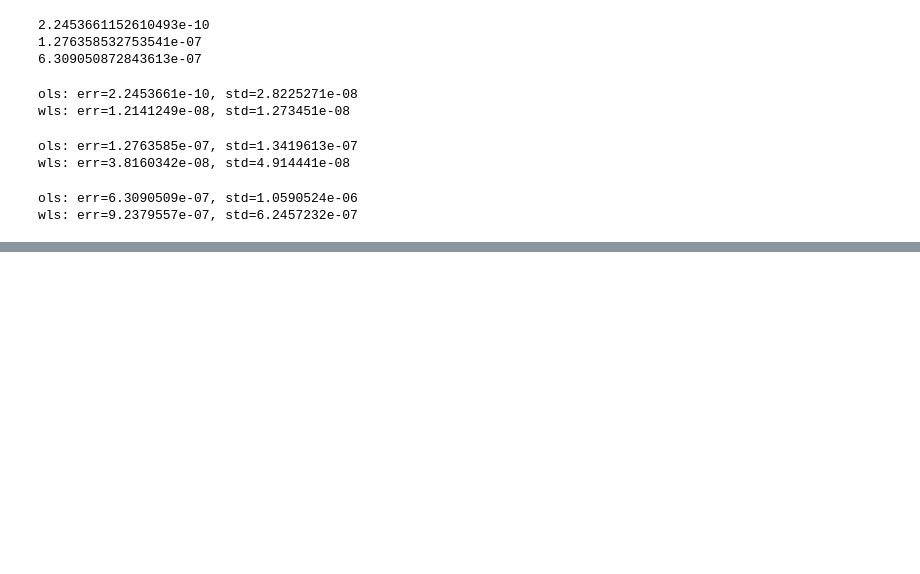
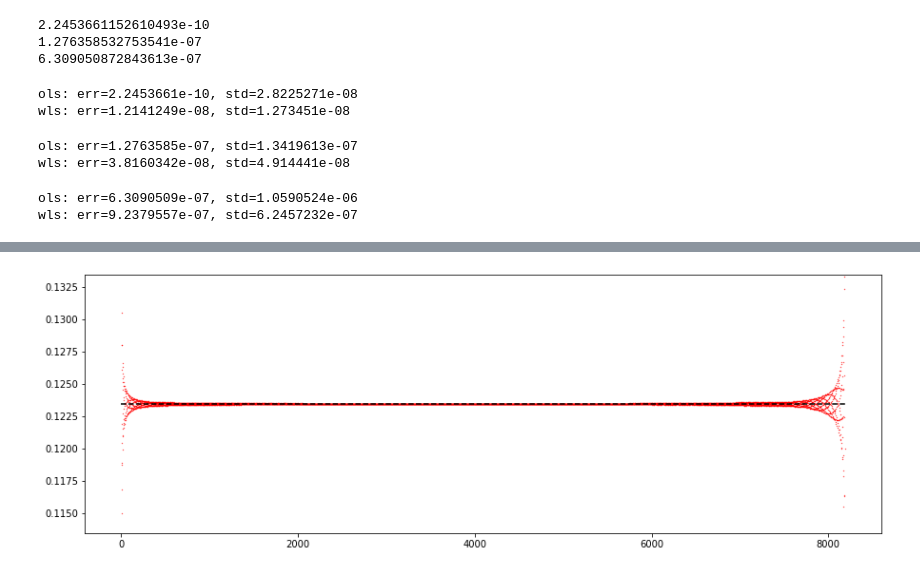
Before and after one commit to i-a-morozov/harmonica, a Jupyter notebook: nb_frequency.ipynb, the cells around one changed output, grey strips where cells are left out. Saved outputs shown, nothing was run; the diff lists cells and outputs as text; code cells hidden in the pictures; blank space fills up the shorter version.

```diff
--- a/nb_frequency.ipynb
+++ b/nb_frequency.ipynb
@@ -1693,0 +1726,10 @@ wls: err=9.2379557e-07, std=6.2457232e-07
+# %%
+# Plot instantaneous frequency
+# Note, result is not accurate at both ends
+plt.figure(figsize=(15,5))
+plt.ylim(0.12345-0.01, 0.12345+0.01)
+plt.scatter(range(length-1), frequency[0].cpu().numpy(), c='red', s=0.1)
+plt.hlines(0.12345, 1, length, color='black', linestyles='dashed')
+plt.show()
+# %% [output]
+[figure, added]
```
Also changed, not shown: parts of 6 cells of this notebook.
